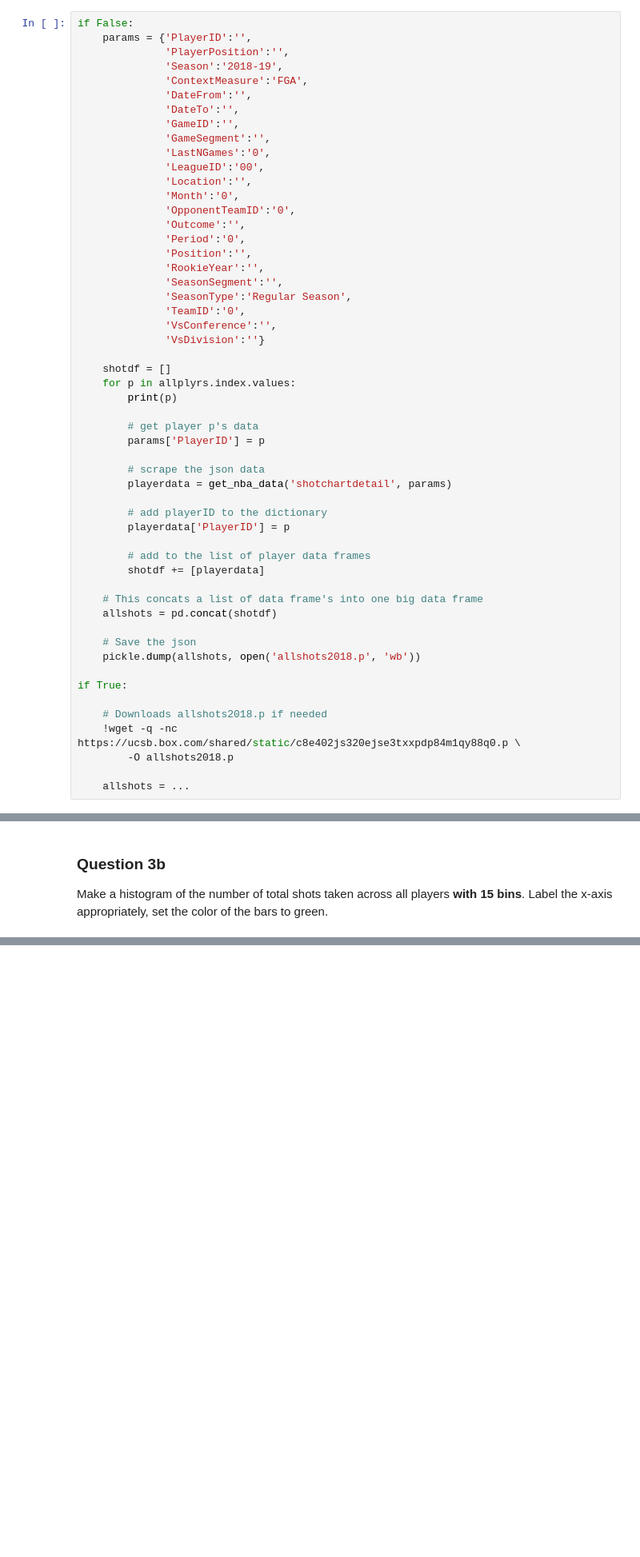
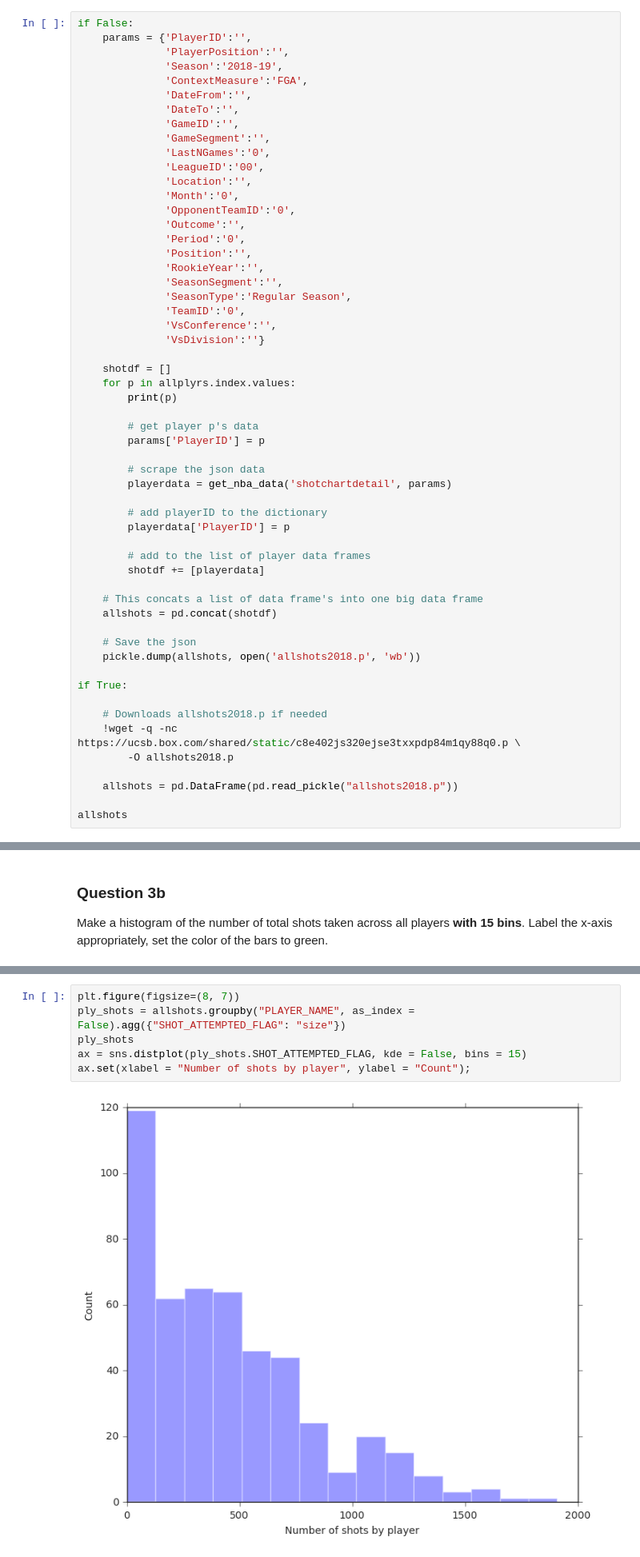
Before and after one commit to jcvdav/Spring2019, a Jupyter notebook: homeworks/homework2/student/homework2.ipynb, the cells around one changed output, grey strips where cells are left out. Shown at 80% size. Cells and saved outputs as stored; diff of their text form; blank space fills up the shorter version.

```diff
--- a/homeworks/homework2/student/homework2.ipynb
+++ b/homeworks/homework2/student/homework2.ipynb
@@ -581,4 +583,6 @@ if True:
     !wget -q -nc https://ucsb.box.com/shared/static/c8e402js320ejse3txxpdp84m1qy88q0.p \
         -O allshots2018.p
 
-    allshots = ...
+    allshots = pd.DataFrame(pd.read_pickle("allshots2018.p"))
+
+allshots
@@ -618,3 +645,11 @@ ax = ...
+# %%
+plt.figure(figsize=(8, 7))
+ply_shots = allshots.groupby("PLAYER_NAME", as_index = False).agg({"SHOT_ATTEMPTED_FLAG": "size"})
+ply_shots
+ax = sns.distplot(ply_shots.SHOT_ATTEMPTED_FLAG, kde = False, bins = 15)
+ax.set(xlabel = "Number of shots by player", ylabel = "Count");
+# %% [output]
+[figure, added]
 # %% [markdown]
 ## Q3c
 
```
Also changed, not shown: parts of 21 cells of this notebook, 1 other file.
